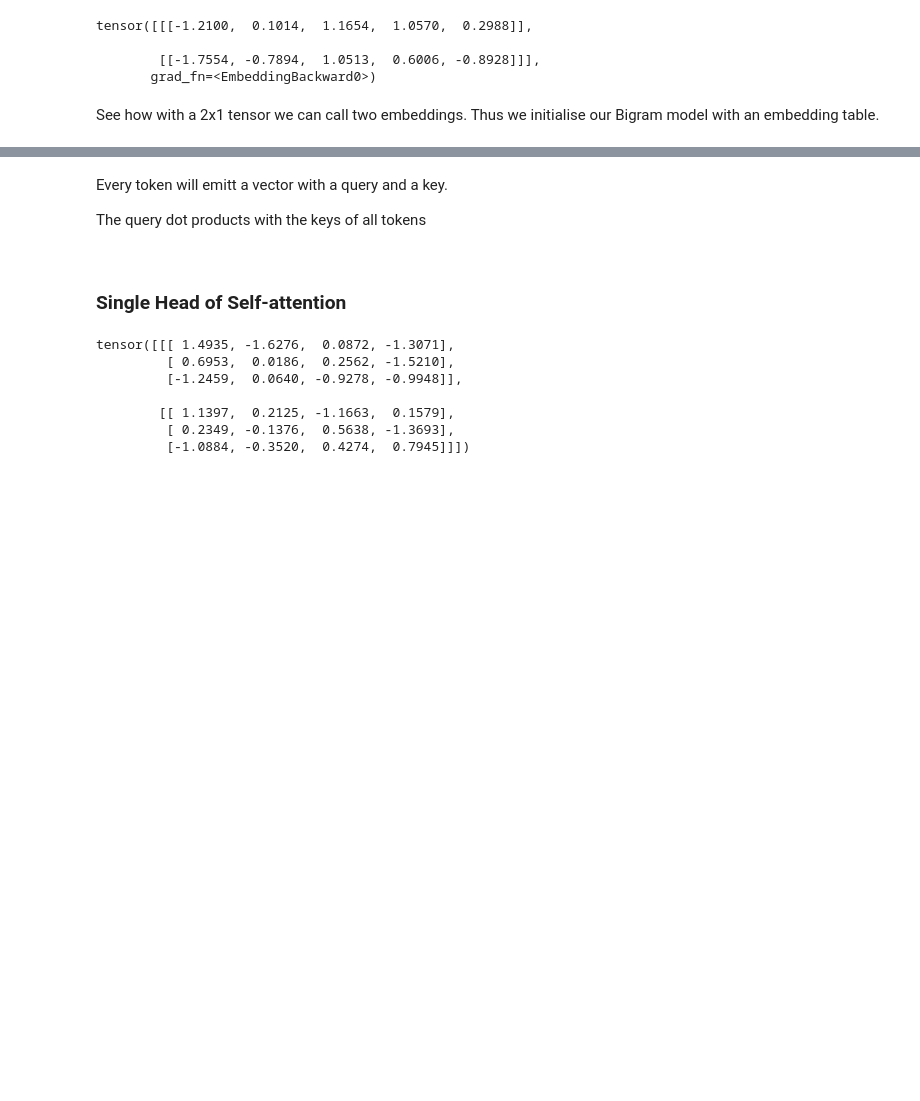
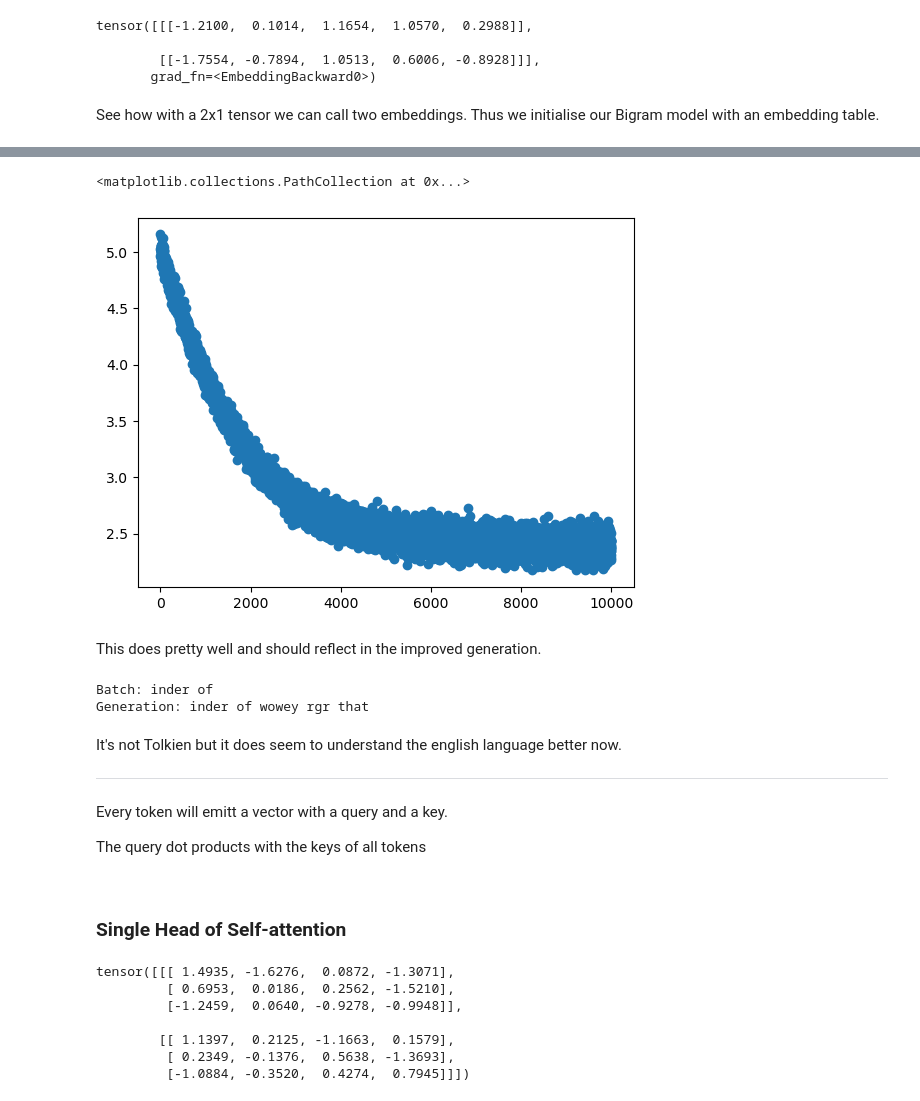
Before and after one commit to james-a-watson/mini-tolkien, a Jupyter notebook: self_attention.ipynb, the cells around one changed output, grey strips where cells are left out. Drawn from its saved outputs; the diff is of its cells as text; code cells hidden in the pictures; blank space fills up the shorter version.

Commit message:
Better description of things

```diff
--- a/self_attention.ipynb
+++ b/self_attention.ipynb
@@ -161,0 +366,2 @@ tensor([-0.4912,  0.9219, -0.2080,  1.3818,  0.8707, -1.0787])
+# %%
+optimizer = torch.optim.AdamW(m.parameters(), lr=1e-3)
@@ -162,3 +375,36 @@ tensor([-0.4912,  0.9219, -0.2080,  1.3818,  0.8707, -1.0787])
+# %%
+batch_size = 32
+number_of_steps = 10000
+losses = []
+
+
+for steps in range(number_of_steps):
+    xb, yb = get_batch(train_data)          # Getting batch of training data
+    logits, loss = m(xb, yb)                # Calculate loss
+
+    optimizer.zero_grad(set_to_none=True)
+    loss.backward()                         # Back propagate the loss.
+    optimizer.step()                        # Adjust the optimizer.
+
+    losses.append(loss.item())              # Storing losses to plot.
+
+plt.scatter(range(0, 10000), losses)
+# %% [output]
+<matplotlib.collections.PathCollection at 0x...>
+[figure, added]
+# %% [markdown]
+This does pretty well and should reflect in the improved generation.
+# %%
+print("Batch:", decode(xb[0].tolist()))
+gen = m.generate(xb, 15)
+print("Generation:", decode(gen[0].tolist()))
+# %% [output]
+Batch: inder of
+Generation: inder of wowey rgr that
+# %% [markdown]
+It's not Tolkien but it does seem to understand the english language better now.
+
+---
 # %% [markdown]
 Every token will emitt a vector with a query and a key.
 
```
Also changed, not shown: parts of 41 cells of this notebook.
